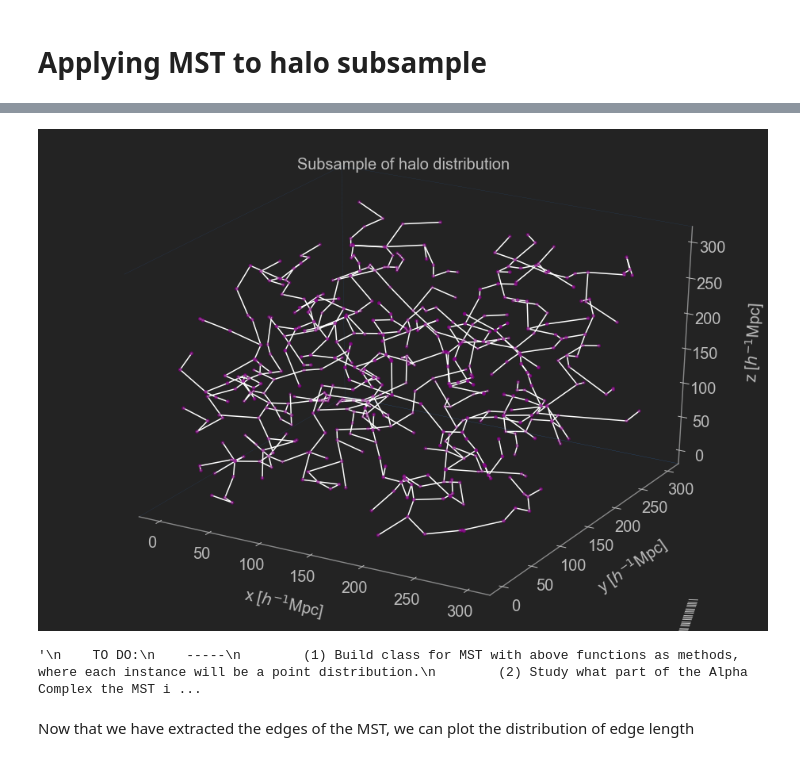
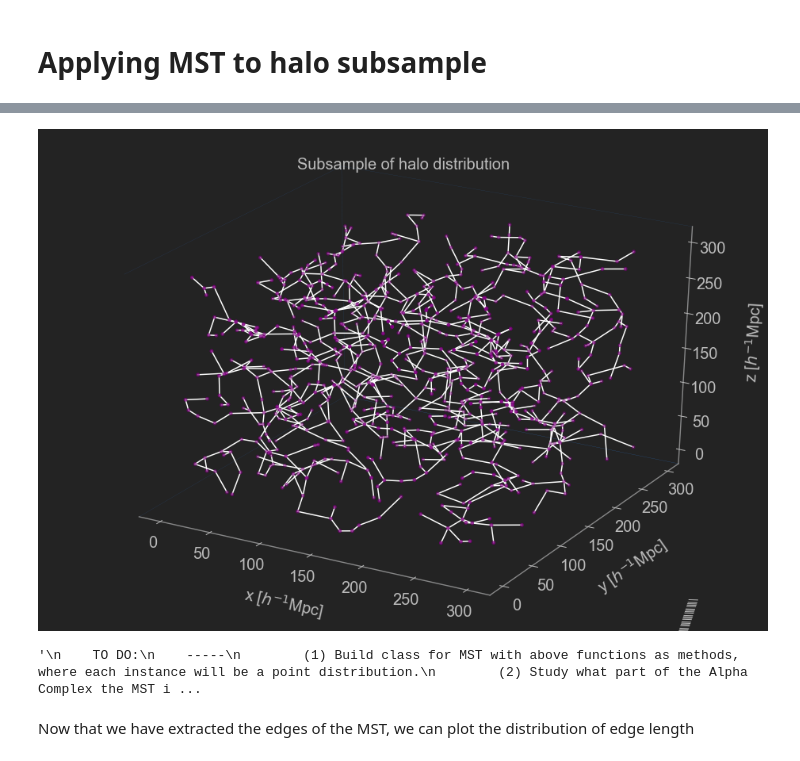
Before and after one commit to raul-bermejo/PHoH, a Jupyter notebook: src/Halo_MST.ipynb, the cells around one changed output, grey strips where cells are left out. Saved outputs shown, nothing was run; the diff lists cells and outputs as text; code cells hidden in the pictures.

```diff
--- a/src/Halo_MST.ipynb
+++ b/src/Halo_MST.ipynb
@@ -46,7 +50,7 @@ Exracting the data took 0.84 seconds.
 Plot halo mass distribution and spatial distribution,
 # %%
 # Subsampling the data
-n_subsamp = 500
+n_subsamp = 800
 
 samples = np.arange(n_halos)
 idx_subsamp = np.random.choice(samples, n_subsamp)
@@ -139,7 +143,7 @@ def Build_MST(x,y,z,
     return mst
 
 def extract_edges(x, y , z,
-                 plot=True, savefig=False):
+                 plot=True, savefig=False, make_movie=False):
     """
     This function extracts the edges from a MST: the (x,y,z) coordinates of
     both ends of each edge, the lengths of edges and the index wrt to the nodes.
@@ -154,6 +158,8 @@ def extract_edges(x, y , z,
           Default is False to save computation time.
     savefig: (Optional) Boolean
              Save the plot of the MST. Se to False by default.
+    make_movie: (Optional) Bool
+                Plots the MST links in a loop to make ffmpeg movie.
 
     Returns:
     -------
@@ -189,28 +195,6 @@ def extract_edges(x, y , z,
 
         fig = plt.figure(figsize=(13,9))
         ax = fig.add_subplot(111, projection='3d')
-
-        # Making sure we only plot less than a certain edge threshold to avoid
-        # kernel death.
-        thd = 1500
-        if n_edges <= thd:
-            print("Number of edges is small enough that does not require subsampling for plotting.")
-            for i in range(n_edges):
-                e_x = np.array([x_a[i], x_b[i]])
-                e_y = np.array([y_a[i], y_b[i]])
-                e_z = np.array([z_a[i], z_b[i]])
-                ax.plot(e_x, e_y, e_z, color="white")
-            ax.scatter(x, y, z, color="purple")
-
-        else:
-            print(f"Number of edges exceeds {thd}. Subsampling is required to avoid kernel death.")
-            for i in range(600):
-                e_x = np.array([x[idx_end_a[i]], x[idx_end_b[i]]])
-                e_y = np.array([y[idx_end_a[i]], y[idx_end_b[i]]])
-                e_z = np.array([z[idx_end_a[i]], z[idx_end_b[i]]])
-                ax.plot(e_x, e_y, e_z, color="mediumorchid")
-            ax.scatter(x[:600], y[:600], z[:600], color="purple")
-
         # Setting aesthetic customs
         ax.set_xlabel("x [$h^{-1}$Mpc]", labelpad=30)
         ax.set_ylabel("y [$h^{-1}$Mpc]", labelpad=30)
@@ -226,6 +210,33 @@ def extract_edges(x, y , z,
         # ax.set_axis_off()
         ax.grid(False)
         plt.tight_layout()
+
+
+        # Making sure we only plot less than a certain edge threshold to avoid
+        # kernel death.
+        thd = 1500
+        if n_edges <= thd:
+            print("Number of edges is small enough that does not require subsampling for plotting.")
+            ax.scatter(x, y, z, color="purple")
+            for i in range(n_edges):
+                e_x = np.array([x_a[i], x_b[i]])
+                e_y = np.array([y_a[i], y_b[i]])
+                e_z = np.array([z_a[i], z_b[i]])
+                if make_movie is True:
+                    plt.savefig(r"C:\Users\raul_\OneDrive\Escritorio\Side__Projects\Cosmology_Learning\Cosmic_Web\MSTS_Movie\img_{}.png".format(i),
+                                format='png', dpi=200, pad_inches=0.1, bbox_inches='tight')
+                    ax.view_init(30, i/4)
+                ax.plot(e_x, e_y, e_z, color="white")
+
+        else:
+            print(f"Number of edges exceeds {thd}. Subsampling is required to avoid kernel death.")
+            for i in range(600):
+                e_x = np.array([x[idx_end_a[i]], x[idx_end_b[i]]])
+                e_y = np.array([y[idx_end_a[i]], y[idx_end_b[i]]])
+                e_z = np.array([z[idx_end_a[i]], z[idx_end_b[i]]])
+                ax.plot(e_x, e_y, e_z, color="mediumorchid")
+            ax.scatter(x[:600], y[:600], z[:600], color="purple")
+
         if savefig is True:
                 plt.savefig('Halo__Subsample__MST.png', format='png', dpi=200, pad_inches=0.1, bbox_inches='tight')
         end5 = time.time()
@@ -240,7 +251,7 @@ def extract_edges(x, y , z,
 # def MST()
 
 coords = np.array([x_s, y_s, z_s]).T
-edge_lengths, edge_x, edge_y, edge_z, edge_index = extract_edges(x_s, y_s, z_s, plot=True, savefig=True)
+edge_lengths, edge_x, edge_y, edge_z, edge_index = extract_edges(x_s, y_s, z_s, plot=True, savefig=False)
 
 
 """
@@ -261,4 +272,4 @@ Plotting the MST took 5.33 seconds.
-[figure, old version]
+[figure, new version]
 '\n    TO DO:\n    -----\n        (1) Build class for MST with above functions as methods, where each instance will be a point distribution.\n        (2) Study what part of the Alpha Complex the MST i ...
 # %% [markdown]
 Now that we have extracted the edges of the MST, we can plot the distribution of edge length
```
Also changed, not shown: parts of 13 cells of this notebook.
